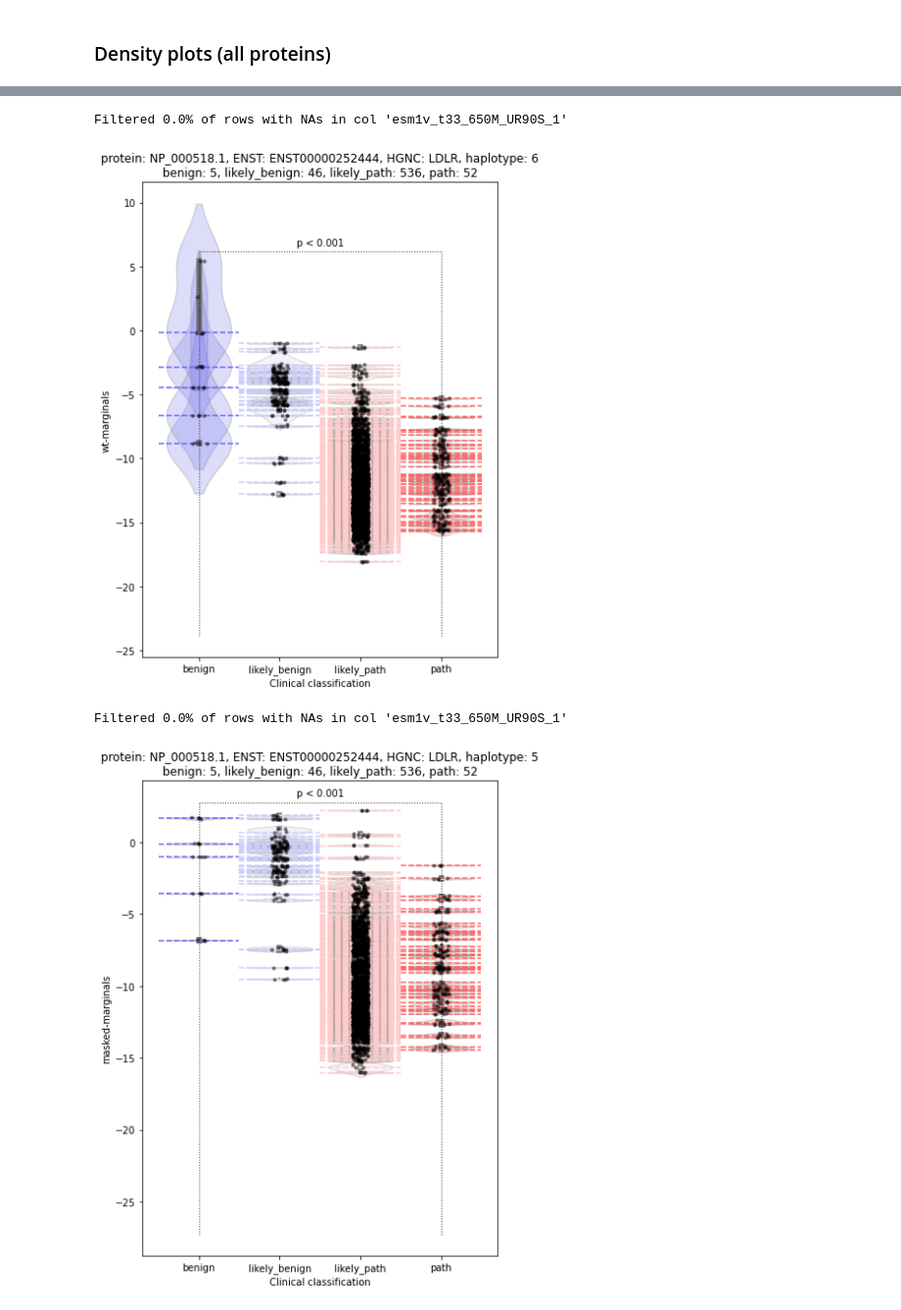
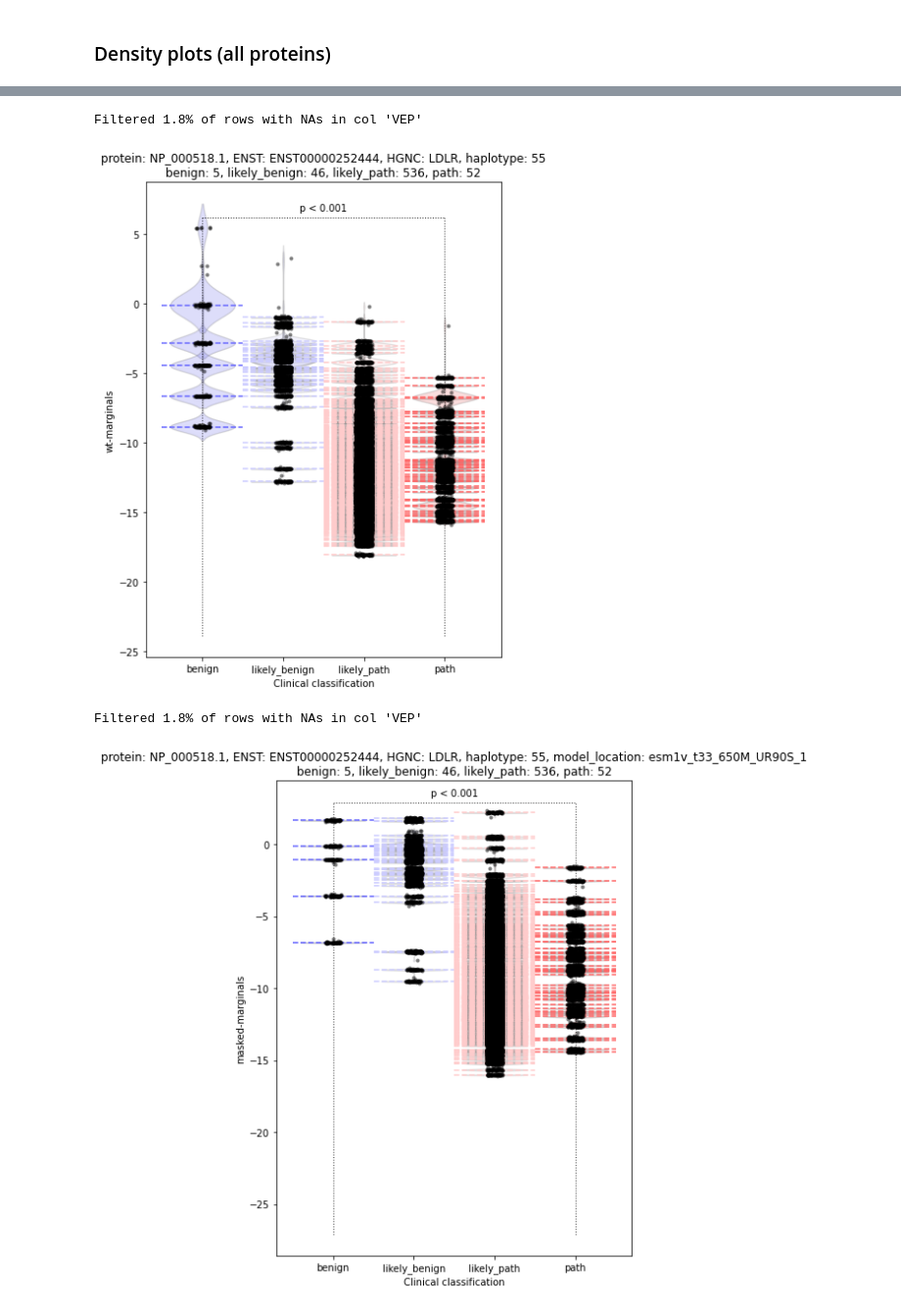
Before and after one commit to bschilder/VEP_protein, a Jupyter notebook: notebooks/VEP.ipynb, the cells around one changed output, grey strips where cells are left out. Shown at 98% size. Drawn from its saved outputs; the diff is of its cells as text; code cells hidden in the pictures.

```diff
--- a/notebooks/VEP.ipynb
+++ b/notebooks/VEP.ipynb
@@ -255,15 +256,17 @@ Filtered 3.3% of rows with NAs in col 'VEP'
 [figure]
 # %%
-ESM.plot_vep_violin(vep_df,
+va.plot_vep_violin(vep_df,
                     max_proteins=1,
+                    max_models=1,
                     scoring_strategy="wt-marginals")
 # %% [output]
-Filtered 0.0% of rows with NAs in col 'esm1v_t33_650M_UR90S_1'
+Filtered 1.8% of rows with NAs in col 'VEP'
-[figure, old version]
+[figure, new version]
 # %%
-ESM.plot_vep_violin(vep_df,
+va.plot_vep_violin(vep_df,
                     max_proteins=1,
+                    max_models=1,
                     scoring_strategy="masked-marginals")
 # %% [output]
-Filtered 0.0% of rows with NAs in col 'esm1v_t33_650M_UR90S_1'
+Filtered 1.8% of rows with NAs in col 'VEP'
-[figure, old version]
+[figure, new version]
```
Also changed, not shown: parts of 7 cells of this notebook, 5 other files.
